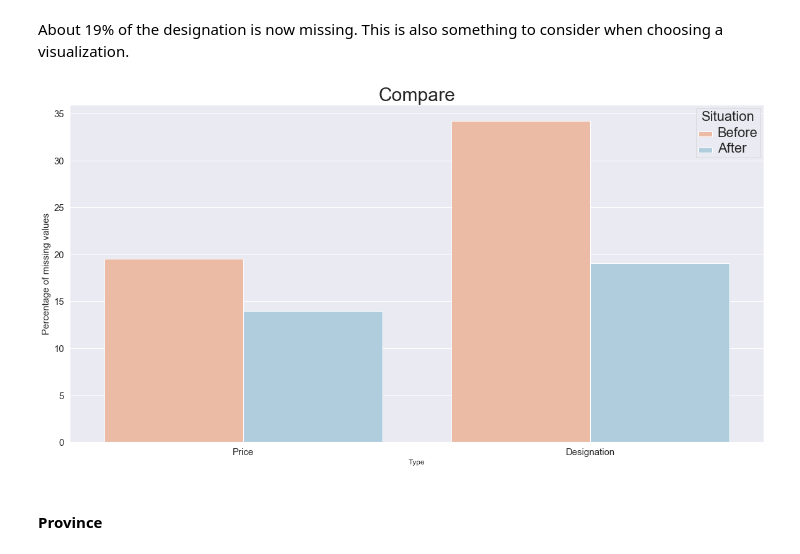
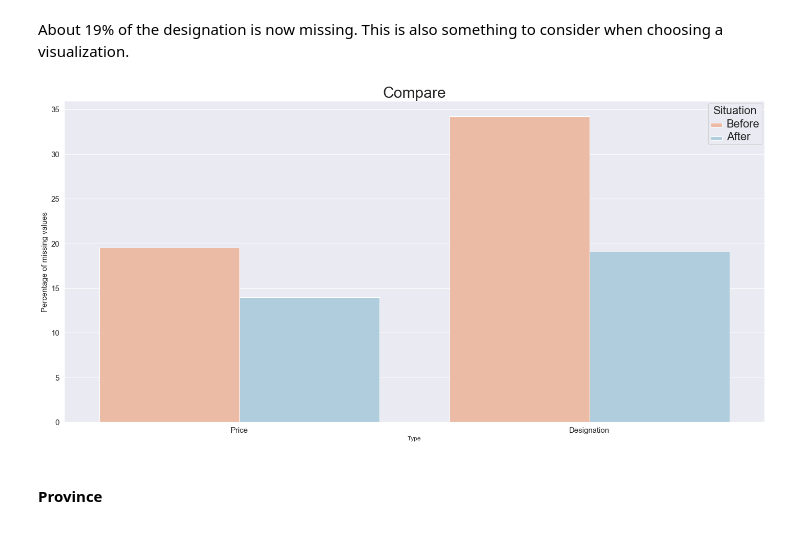
Before and after one commit to com-480-data-visualization/com-480-project-lesvizerables, a Jupyter notebook: Milestone1.ipynb, the cells around one changed output. Drawn from its saved outputs; the diff is of its cells as text; code cells hidden in the pictures.

```diff
--- a/Milestone1.ipynb
+++ b/Milestone1.ipynb
@@ -215,32 +219,33 @@ About 19% of the designation is now missing. This is also something to consider
 # %%
 # comparison of missing values before and now
 
 price_before = (france.price.isnull().sum() / len(france)) * 100
 price_after = (wines_lim.price.isnull().sum() / len(wines_lim)) * 100
 
 designation_before = (france.designation.isnull().sum() / len(france)) * 100
 designation_after = (wines_lim.designation.isnull().sum() / len(wines_lim)) * 100
 
 data = {'Type':['Price', 'Price', 'Designation', 'Designation'], 'values':[price_before, price_after, designation_before, designation_after], 'Situation': ['Before', 'After', 'Before', 'After']}
 
 compare_values = pd.DataFrame(data)
 compare_values
 
 # plotting data
 sns.set(rc={'figure.figsize':(20,10)})
 #g = sns.catplot(x=, y="survived", hue="sex", data=titanic,
 #                height=6, kind="bar", palette="muted")
 s = sns.barplot(x = 'Type', y = 'values', hue = 'Situation', palette = 'RdBu', data = compare_values)
 plt.setp(s.get_legend().get_texts(), fontsize='22')
 plt.setp(s.get_legend().get_title(), fontsize='22')
 
 s.set_title('Compare', fontsize = 30)
 s.set_ylabel('Percentage of missing values', fontsize = 15)
 s.tick_params(labelsize=15)
 
+plt.tight_layout()
 plt.savefig('compare.pdf', format='pdf')
 # %% [output]
-[figure, old version]
+[figure, new version]
 # %% [markdown]
 #### Province
 # %%
```
Also changed, not shown: parts of 5 cells of this notebook, 8 other files.
